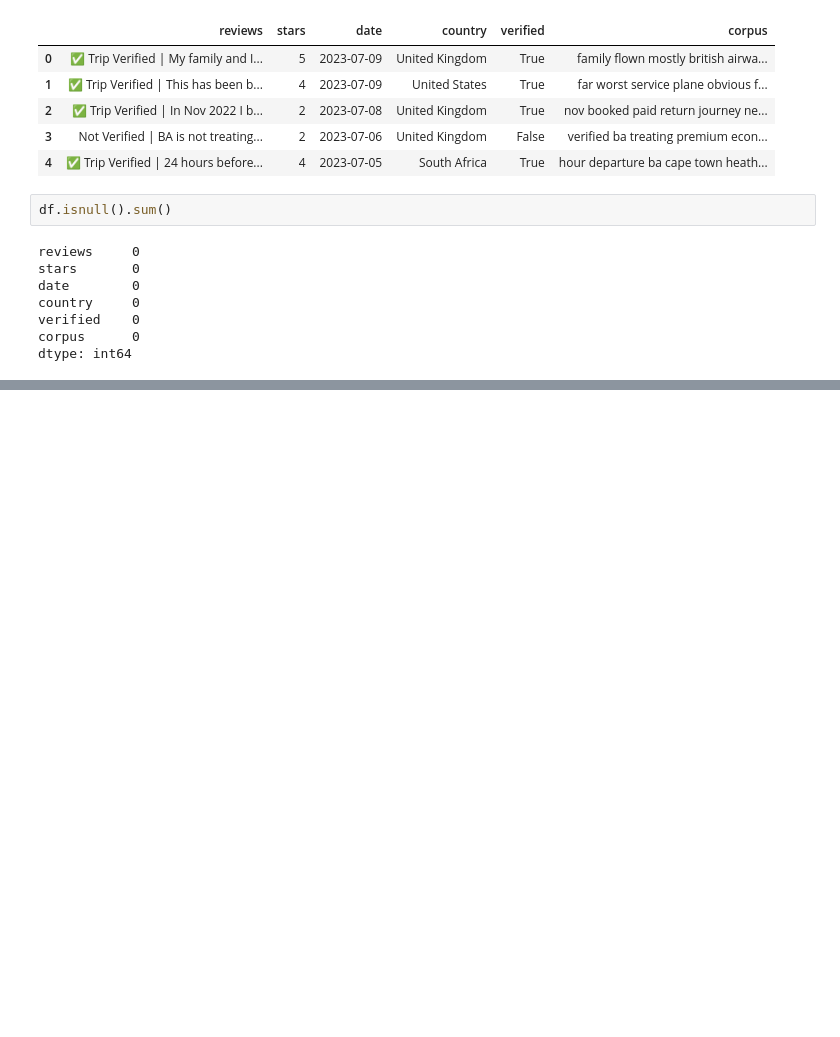
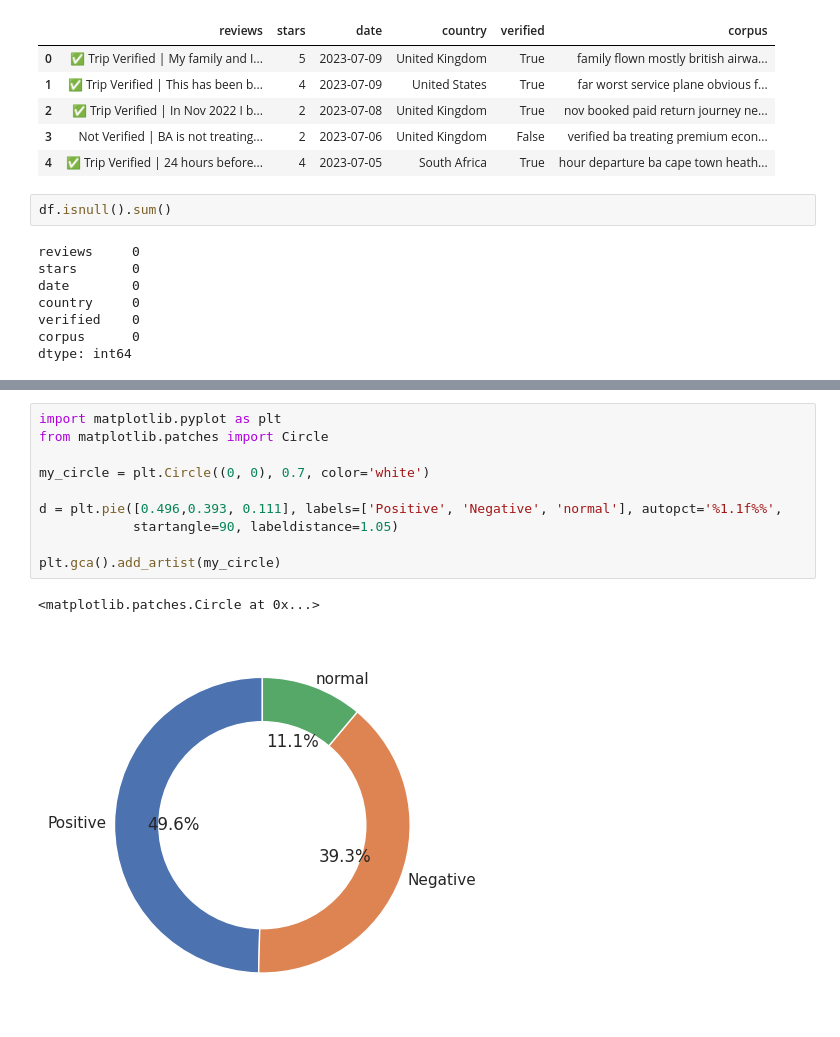
Before and after one commit to abolfazlaghdaee/BritishAirways_OnlineInternship, a Jupyter notebook: Task1/task1.ipynb, the cells around one changed output, grey strips where cells are left out. Cells and saved outputs as stored; diff of their text form; blank space fills up the shorter version.

```diff
--- a/Task1/task1.ipynb
+++ b/Task1/task1.ipynb
@@ -227,0 +407,13 @@ dtype: int64
+# %%
+import matplotlib.pyplot as plt
+from matplotlib.patches import Circle
+
+my_circle = plt.Circle((0, 0), 0.7, color='white')
+
+d = plt.pie([0.496,0.393, 0.111], labels=['Positive', 'Negative', 'normal'], autopct='%1.1f%%',
+            startangle=90, labeldistance=1.05)
+
+plt.gca().add_artist(my_circle)
+# %% [output]
+<matplotlib.patches.Circle at 0x...>
+[figure, added]
```
Also changed, not shown: parts of 17 cells of this notebook.
